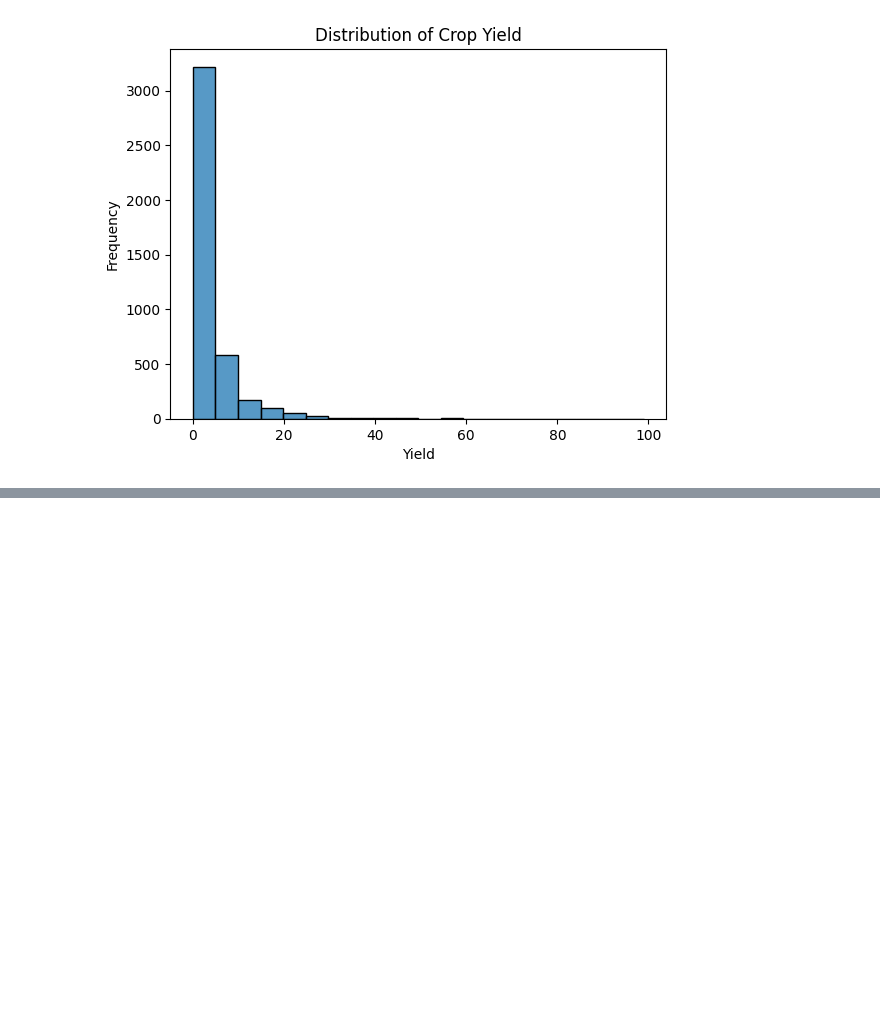
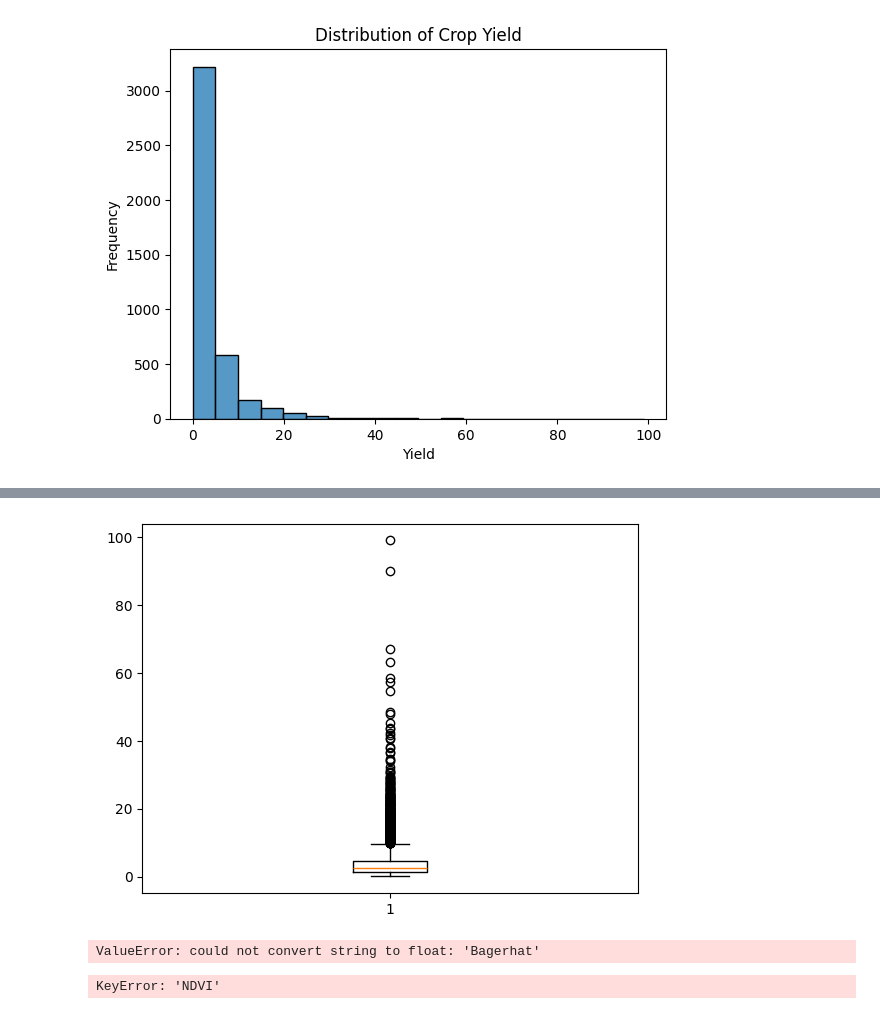
Before and after one commit to Group-9-i-i/ADY201m-Project, a Jupyter notebook: Python analytic/Untitled.ipynb, the cells around one changed output, grey strips where cells are left out. Cells and saved outputs as stored; diff of their text form; code cells hidden in the pictures; blank space fills up the shorter version.

```diff
--- a/Python analytic/Untitled.ipynb
+++ b/Python analytic/Untitled.ipynb
@@ -76,0 +90,19 @@ plt.show()
+# %%
+plt.boxplot(df["Yield"])
+plt.show()
+# %% [output]
+[figure, added]
+# %%
+corr = df.corr()
+
+sns.heatmap(corr, cmap='coolwarm')
+plt.title("Correlation Matrix")
+plt.show()
+# %% [output]
+ValueError: could not convert string to float: 'Bagerhat'
+# %%
+sns.scatterplot(x=df['NDVI'], y=df['yield'])
+plt.title("NDVI vs Crop Yield")
+plt.show()
+# %% [output]
+KeyError: 'NDVI'
```
Also changed, not shown: parts of 3 cells of this notebook.
